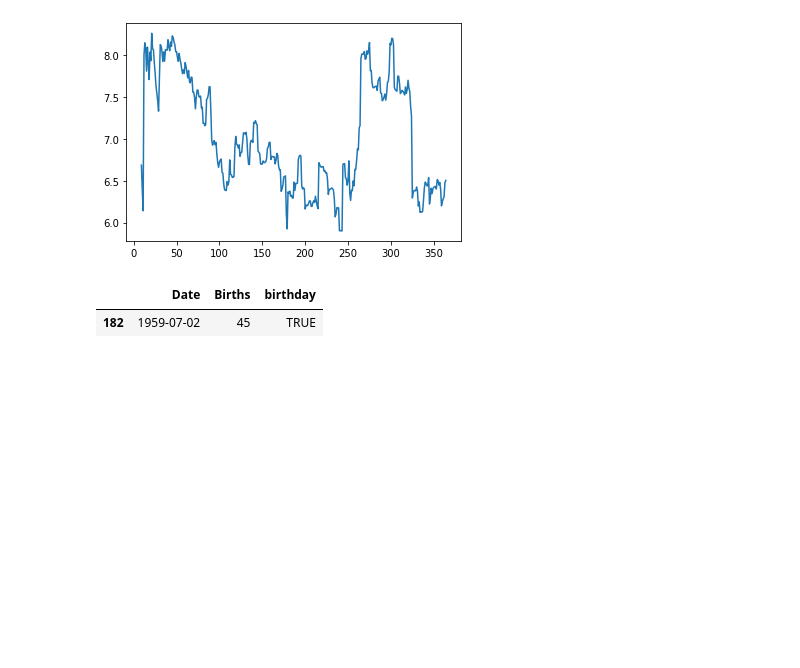
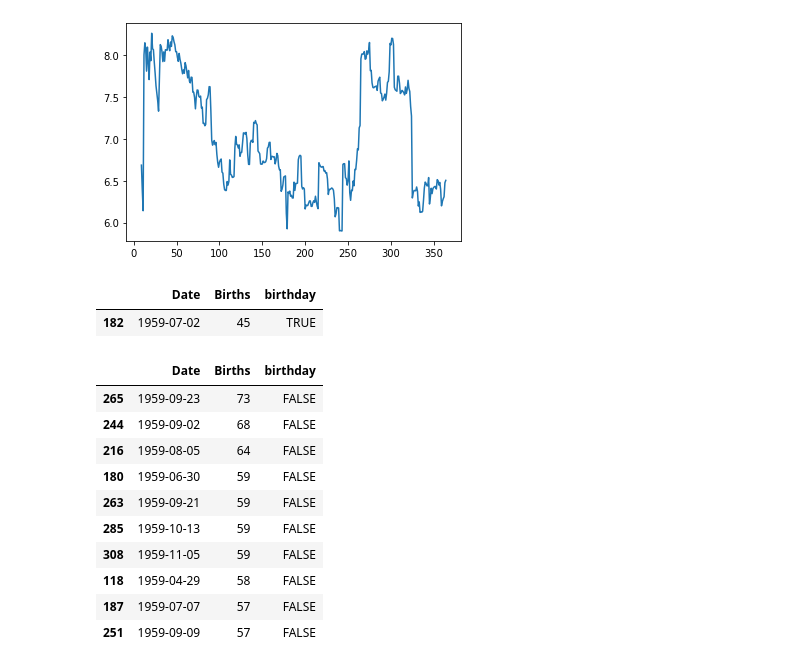
Before and after one commit to pierre-brendan/pandazoo, a Jupyter notebook: daily_female_births_pandaszoo.ipynb, the cells around one changed output. Drawn from its saved outputs; the diff is of its cells as text; code cells hidden in the pictures; blank space fills up the shorter version.

```diff
--- a/daily_female_births_pandaszoo.ipynb
+++ b/daily_female_births_pandaszoo.ipynb
@@ -57,0 +61,15 @@ df[df['birthday'] == 'TRUE'].head()
+# %%
+# Let's pull the 10 days with the largest daily births
+df.nlargest(10, 'Births')
+# %% [output]
+|  | Date | Births | birthday |
+| 265 | 1959-09-23 | 73 | FALSE |
+| 244 | 1959-09-02 | 68 | FALSE |
+| 216 | 1959-08-05 | 64 | FALSE |
+| 180 | 1959-06-30 | 59 | FALSE |
+| 263 | 1959-09-21 | 59 | FALSE |
+| 285 | 1959-10-13 | 59 | FALSE |
+| 308 | 1959-11-05 | 59 | FALSE |
+| 118 | 1959-04-29 | 58 | FALSE |
+| 187 | 1959-07-07 | 57 | FALSE |
+| 251 | 1959-09-09 | 57 | FALSE |
```
Also changed, not shown: parts of 2 cells of this notebook.
